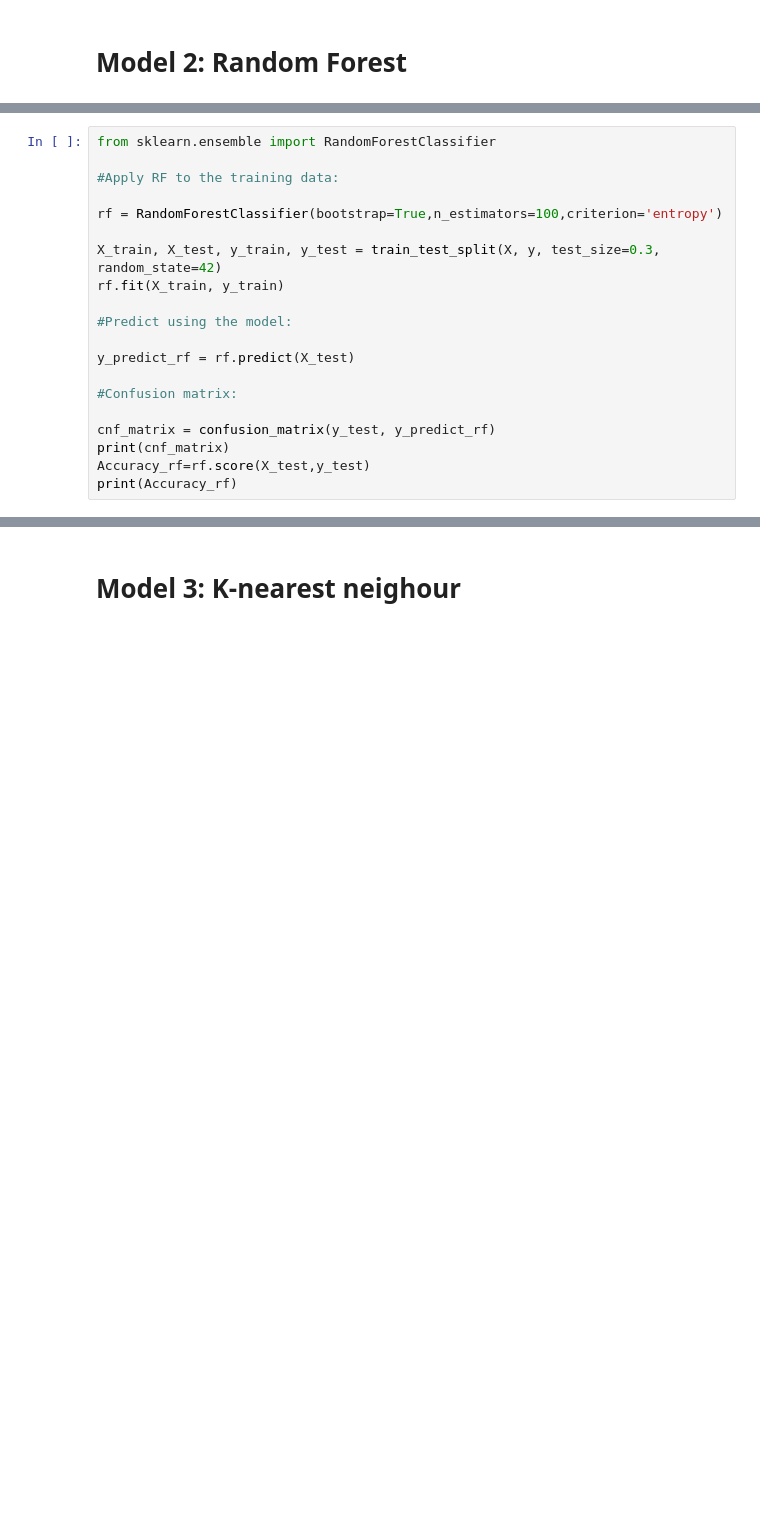
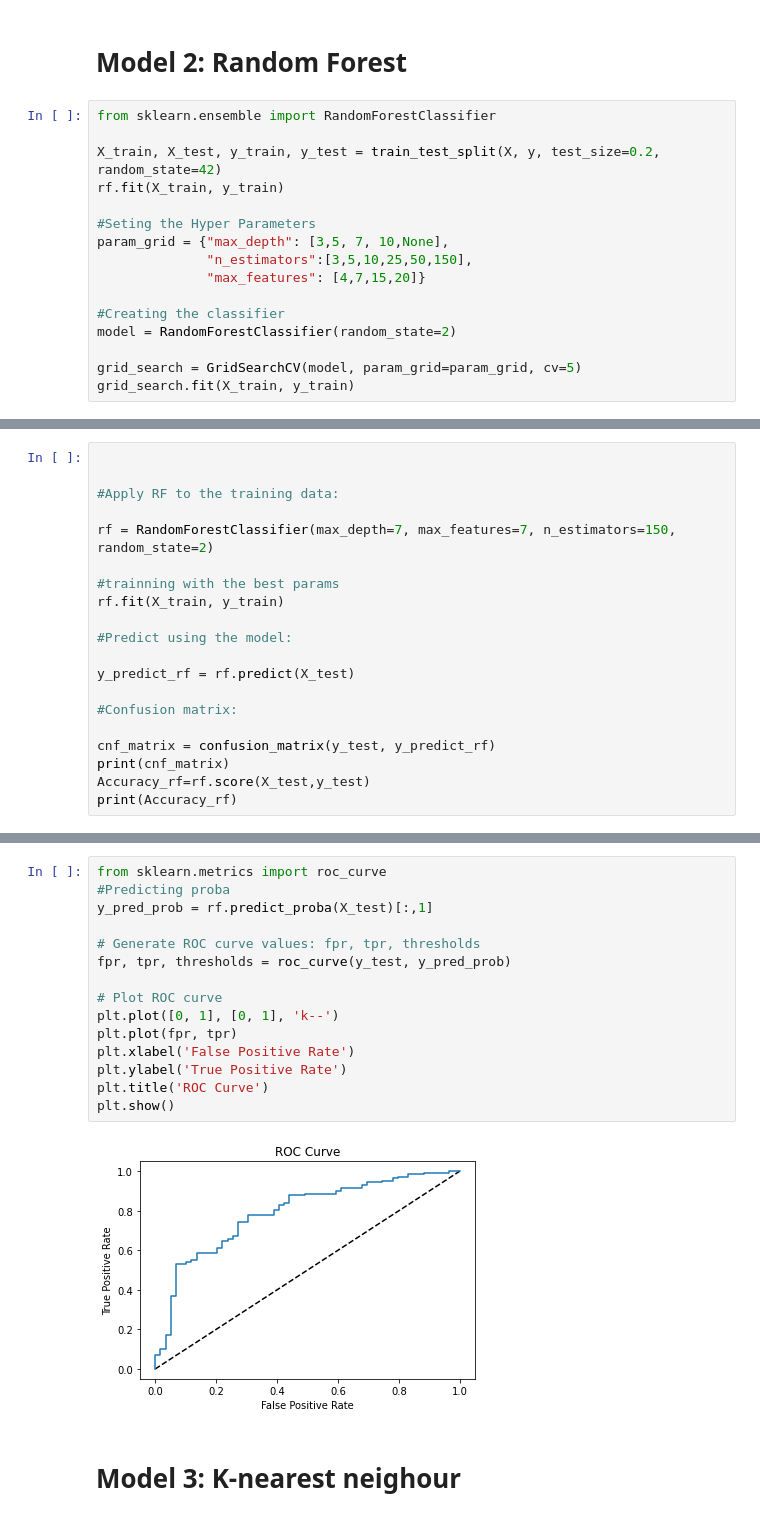
Before and after one commit to shashins/Capstone2_Project, a Jupyter notebook: Data_Modeling.ipynb, the cells around one changed output, grey strips where cells are left out. Cells and saved outputs as stored; diff of their text form; blank space fills up the shorter version.

Commit message:
modeling

```diff
--- a/Data_Modeling.ipynb
+++ b/Data_Modeling.ipynb
@@ -145,2 +145,18 @@ print(Accuracy_lr)
 # %% [markdown]
 # Model 2: Random Forest
+# %%
+from sklearn.ensemble import RandomForestClassifier
+
+X_train, X_test, y_train, y_test = train_test_split(X, y, test_size=0.2, random_state=42)
+rf.fit(X_train, y_train)
+
+#Seting the Hyper Parameters
+param_grid = {"max_depth": [3,5, 7, 10,None],
+              "n_estimators":[3,5,10,25,50,150],
+              "max_features": [4,7,15,20]}
+
+#Creating the classifier
+model = RandomForestClassifier(random_state=2)
+
+grid_search = GridSearchCV(model, param_grid=param_grid, cv=5)
+grid_search.fit(X_train, y_train)
@@ -147,11 +189,11 @@ print(Accuracy_lr)
 # %%
-from sklearn.ensemble import RandomForestClassifier
+
 
 #Apply RF to the training data:
 
-rf = RandomForestClassifier(bootstrap=True,n_estimators=100,criterion='entropy')
+rf = RandomForestClassifier(max_depth=7, max_features=7, n_estimators=150, random_state=2)
 
-X_train, X_test, y_train, y_test = train_test_split(X, y, test_size=0.3, random_state=42)
+#trainning with the best params
 rf.fit(X_train, y_train)
 
 #Predict using the model:
@@ -171,2 +213,19 @@ print(Accuracy_rf)
+# %%
+from sklearn.metrics import roc_curve
+#Predicting proba
+y_pred_prob = rf.predict_proba(X_test)[:,1]
+
+# Generate ROC curve values: fpr, tpr, thresholds
+fpr, tpr, thresholds = roc_curve(y_test, y_pred_prob)
+
+# Plot ROC curve
+plt.plot([0, 1], [0, 1], 'k--')
+plt.plot(fpr, tpr)
+plt.xlabel('False Positive Rate')
+plt.ylabel('True Positive Rate')
+plt.title('ROC Curve')
+plt.show()
+# %% [output]
+[figure, added]
 # %% [markdown]
 # Model 3: K-nearest neighour
```
Also changed, not shown: parts of 13 cells of this notebook.
